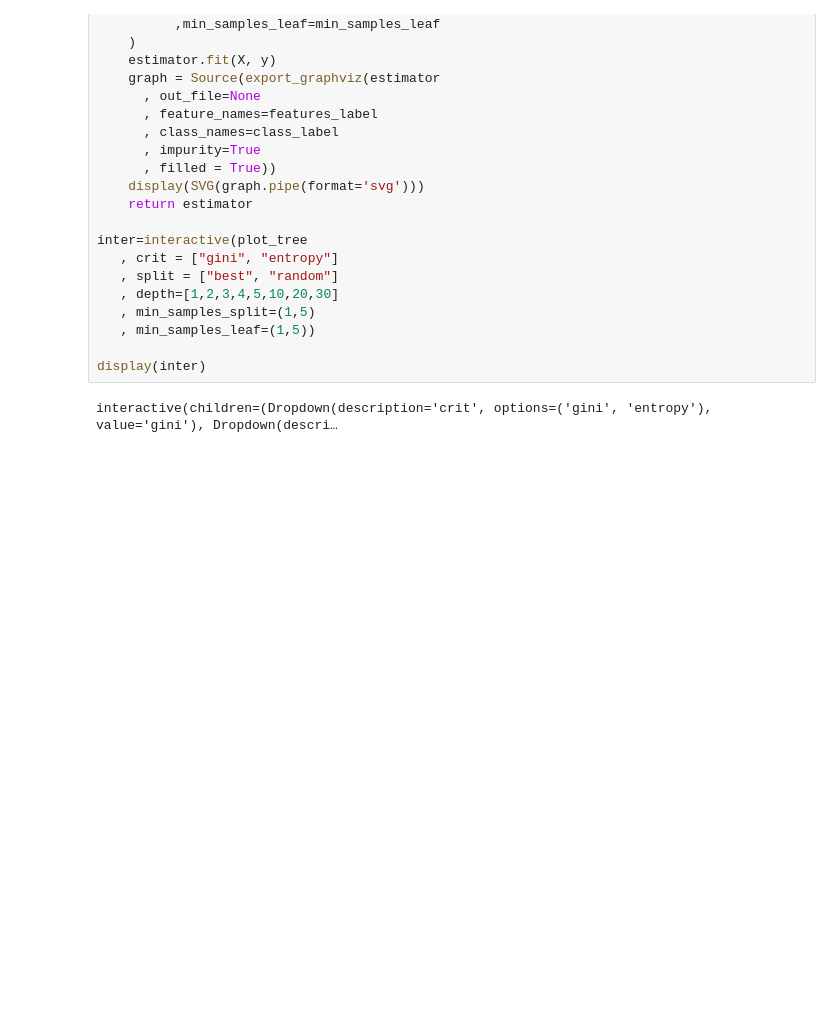
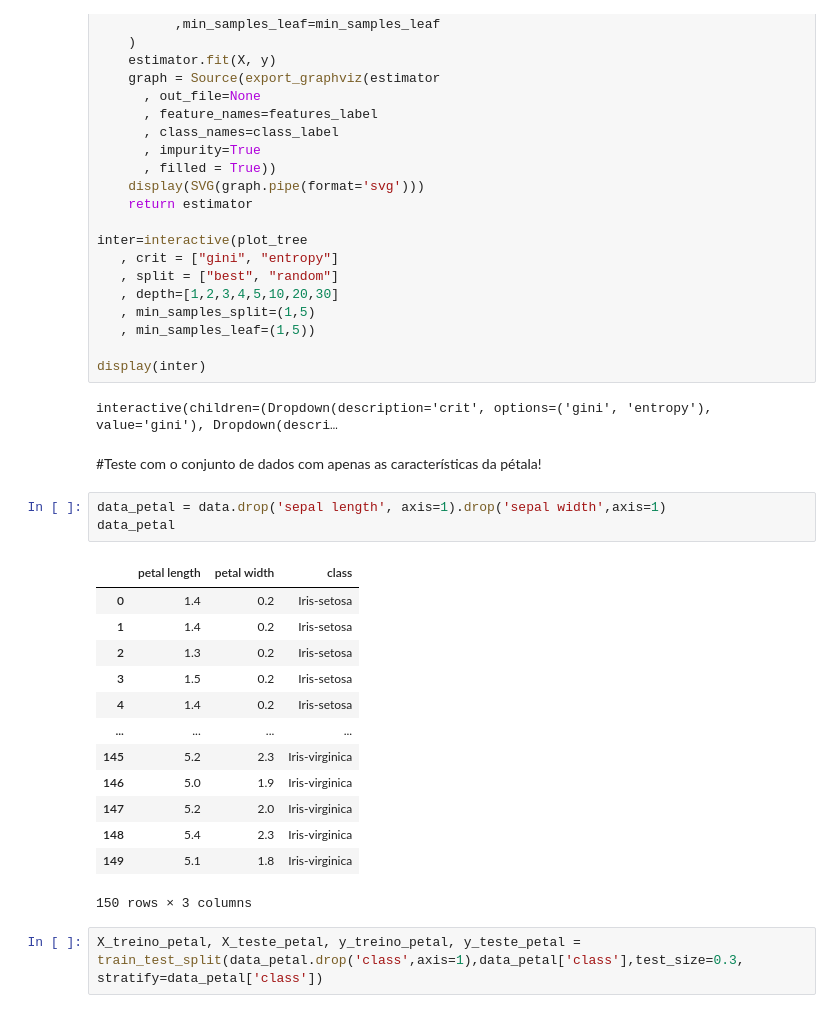
Before and after one commit to JosenildoVicente/decisionTree_iris, a Jupyter notebook: decisionTreeIris.ipynb, the cells around one changed output. Drawn from its saved outputs; the diff is of its cells as text; blank space fills up the shorter version.

Commit message:
Teste com apenas 2 features do conjunto de dados

```diff
--- a/decisionTreeIris.ipynb
+++ b/decisionTreeIris.ipynb
@@ -161,3 +161,24 @@ inter=interactive(plot_tree
 display(inter)
 # %% [output]
 interactive(children=(Dropdown(description='crit', options=('gini', 'entropy'), value='gini'), Dropdown(descri…
+# %% [markdown]
+#Teste com o conjunto de dados com apenas as características da pétala!
+# %%
+data_petal = data.drop('sepal length', axis=1).drop('sepal width',axis=1)
+data_petal
+# %% [output]
+|  | petal length | petal width | class |
+| 0 | 1.4 | 0.2 | Iris-setosa |
+| 1 | 1.4 | 0.2 | Iris-setosa |
+| 2 | 1.3 | 0.2 | Iris-setosa |
+| 3 | 1.5 | 0.2 | Iris-setosa |
+| 4 | 1.4 | 0.2 | Iris-setosa |
+| ... | ... | ... | ... |
+| 145 | 5.2 | 2.3 | Iris-virginica |
+| 146 | 5.0 | 1.9 | Iris-virginica |
+| 147 | 5.2 | 2.0 | Iris-virginica |
+| 148 | 5.4 | 2.3 | Iris-virginica |
+| 149 | 5.1 | 1.8 | Iris-virginica |
+150 rows × 3 columns
+# %%
+X_treino_petal, X_teste_petal, y_treino_petal, y_teste_petal = train_test_split(data_petal.drop('class',axis=1),data_petal['class'],test_size=0.3, stratify=data_petal['class'])
```
Also changed, not shown: parts of 7 cells of this notebook.
